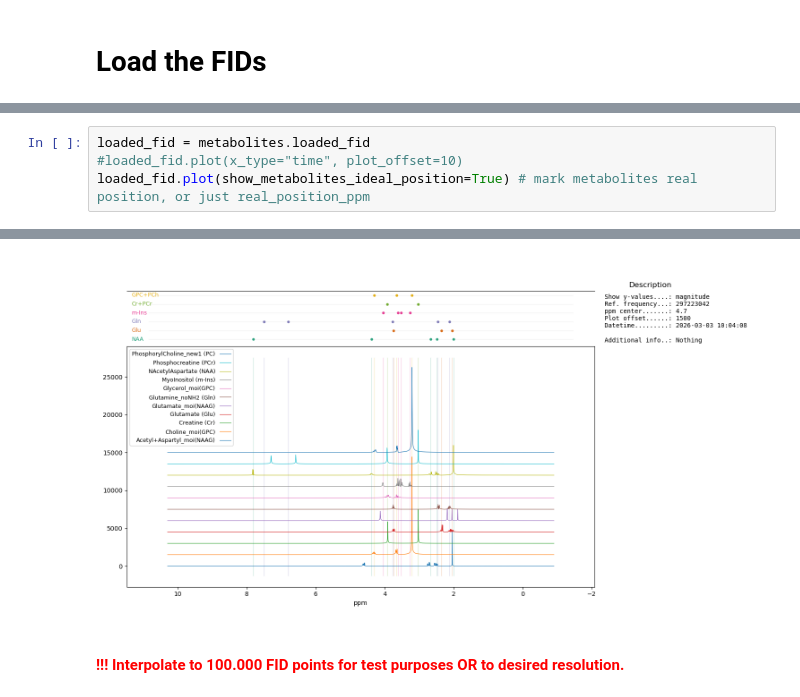
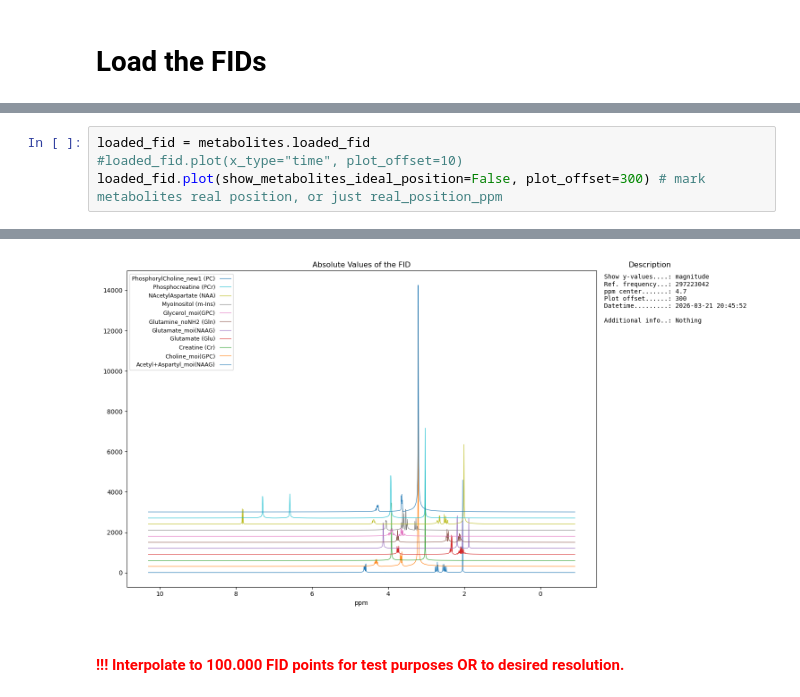
Before and after one commit to MRSI-HFMR-Group-Vienna/Synthetic_MRSI, a Jupyter notebook: code/main_notebook.ipynb, the cells around one changed output, grey strips where cells are left out. Saved outputs shown, nothing was run; the diff lists cells and outputs as text.

```diff
--- a/code/main_notebook.ipynb
+++ b/code/main_notebook.ipynb
@@ -189,5 +190,5 @@ metabolites.loaded_fid.change_time_data_type("float32")
 # %%
 loaded_fid = metabolites.loaded_fid
 #loaded_fid.plot(x_type="time", plot_offset=10)
-loaded_fid.plot(show_metabolites_ideal_position=True) # mark metabolites real position, or just real_position_ppm
+loaded_fid.plot(show_metabolites_ideal_position=False, plot_offset=300) # mark metabolites real position, or just real_position_ppm
 # %% [output]
@@ -196,4 +197,4 @@ loaded_fid.plot(show_metabolites_ideal_position=True) # mark metabolites real po
-[figure, old version]
+[figure, new version]
 # %% [markdown]
 #### <span style="color:red">!!! Interpolate to 100.000 FID points for test purposes OR to desired resolution.</span>
 # %%
```
Also changed, not shown: parts of 33 cells of this notebook, 7 other files.
